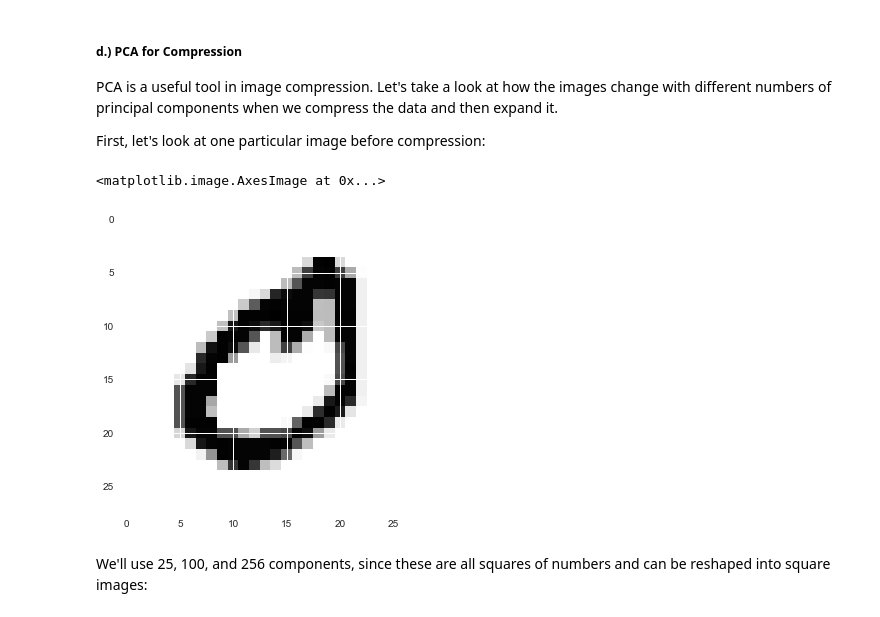
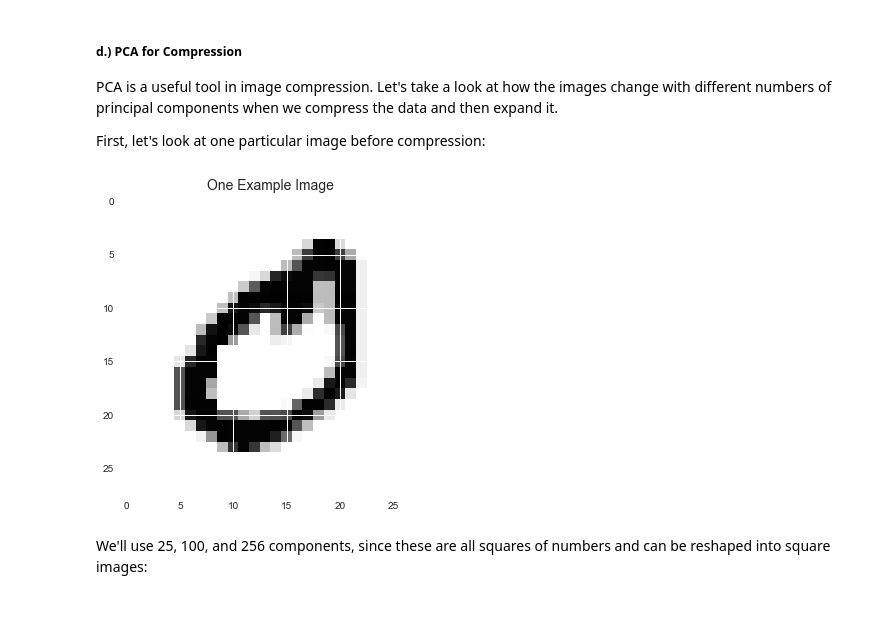
Before and after one commit to jhigbee2/byu_econ_applied_machine_learning, a Jupyter notebook: homeworks/ps5.ipynb, the cells around one changed output. Saved outputs shown, nothing was run; the diff lists cells and outputs as text; code cells hidden in the pictures.

```diff
--- a/homeworks/ps5.ipynb
+++ b/homeworks/ps5.ipynb
@@ -172,9 +177,11 @@ PCA is a useful tool in image compression. Let's take a look at how the images c
 First, let's look at one particular image before compression:
 # %%
 plt.imshow(X[1].reshape((28,28)), cmap='Greys')
+ax = plt.gca()
+ax.set_title("One Example Image", fontsize = 14)
+plt.show()
 # %% [output]
-<matplotlib.image.AxesImage at 0x...>
-[figure, old version]
+[figure, new version]
 # %% [markdown]
 We'll use 25, 100, and 256 components, since these are all squares of numbers and can be reshaped into square images:
 # %%
```
Also changed, not shown: parts of 30 cells of this notebook.
